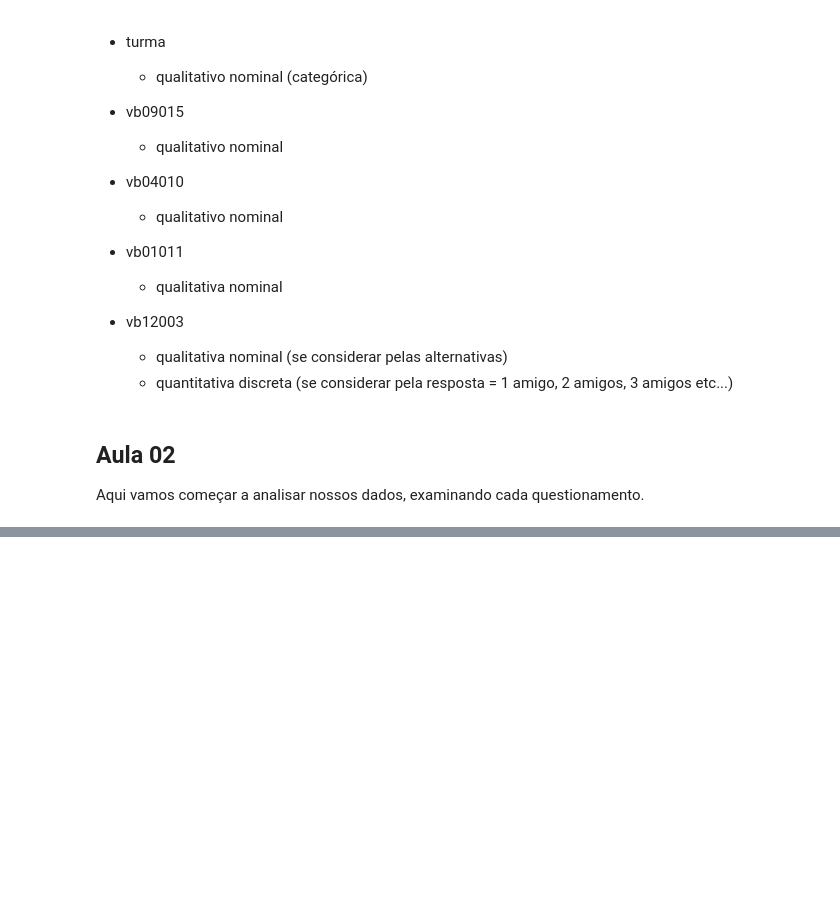
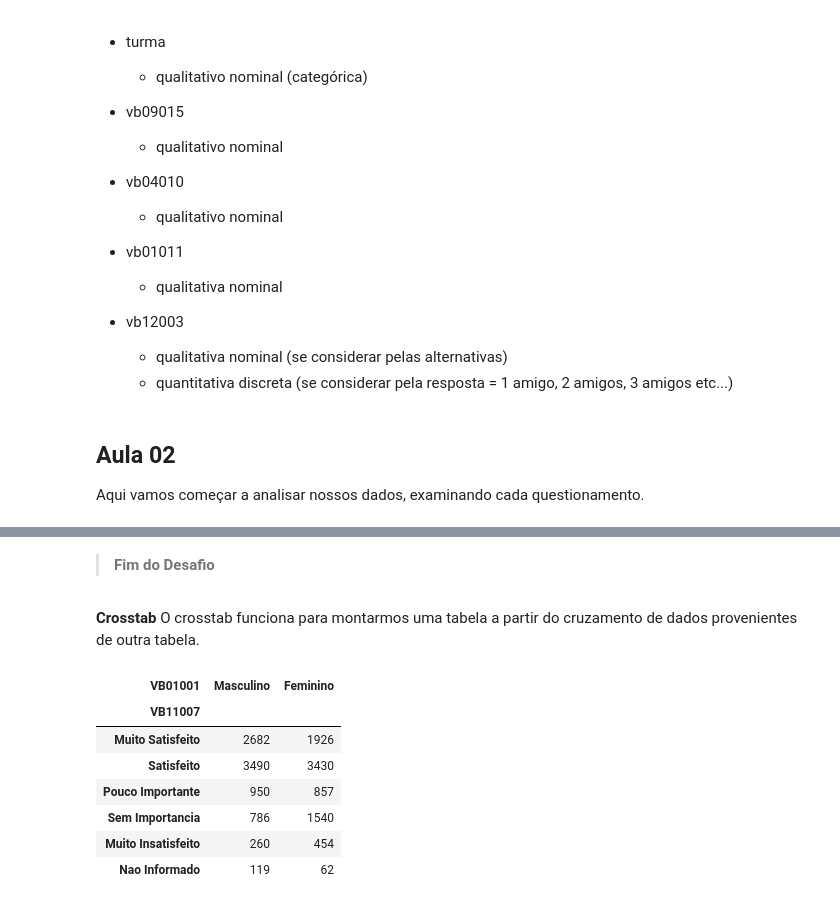
Before and after one commit to KPxto/bootcamp-alura, a Jupyter notebook: Bootcamp_Aulas.ipynb, the cells around one changed output, grey strips where cells are left out. Drawn from its saved outputs; the diff is of its cells as text; code cells hidden in the pictures; blank space fills up the shorter version.

```diff
--- a/Bootcamp_Aulas.ipynb
+++ b/Bootcamp_Aulas.ipynb
@@ -1494,0 +1728,24 @@ Name: VB11007, dtype: float64
+# %% [markdown]
+>**Fim do Desafio**
+# %% [markdown]
+**Crosstab**
+O crosstab funciona para montarmos uma tabela a partir do cruzamento de dados provenientes de outra tabela.
+# %%
+# por exemplo, em relação a pesquisa de satisfação com o corpo, queremos saber a divisão por sexo
+frequencia_cruzada = pd.crosstab(dados['VB11007'], dados['VB01001'])
+
+# alterando o indice e colunas para que fiquem descritivos
+frequencia_cruzada.rename(index=respostas, inplace=True)
+frequencia_cruzada.rename(columns={1:'Masculino', 2:'Feminino'}, inplace=True)
+
+# visualizando nossa tabela
+frequencia_cruzada
+# %% [output]
+| VB01001 | Masculino | Feminino |
+| VB11007 |  |  |
+| Muito Satisfeito | 2682 | 1926 |
+| Satisfeito | 3490 | 3430 |
+| Pouco Importante | 950 | 857 |
+| Sem Importancia | 786 | 1540 |
+| Muito Insatisfeito | 260 | 454 |
+| Nao Informado | 119 | 62 |
```
Also changed, not shown: parts of 33 cells of this notebook, 1 other file.
